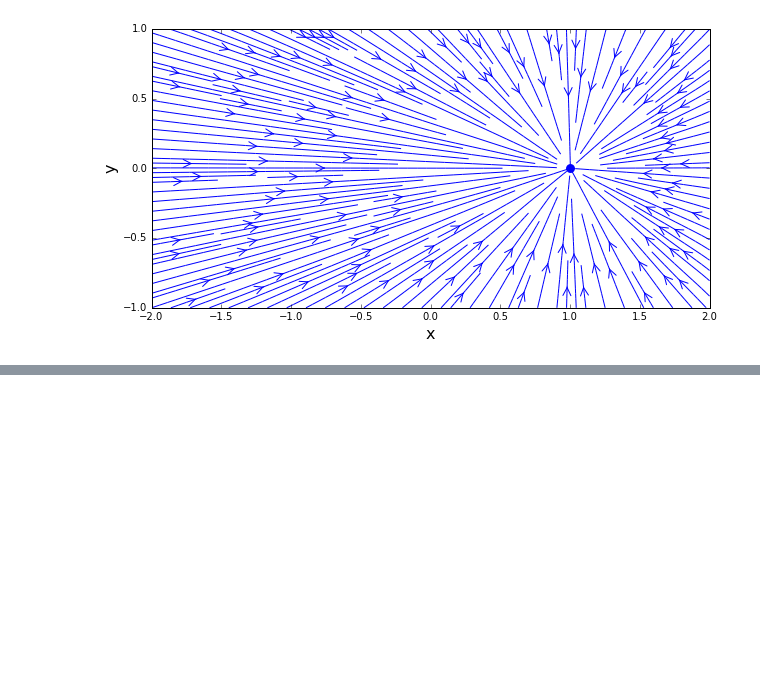
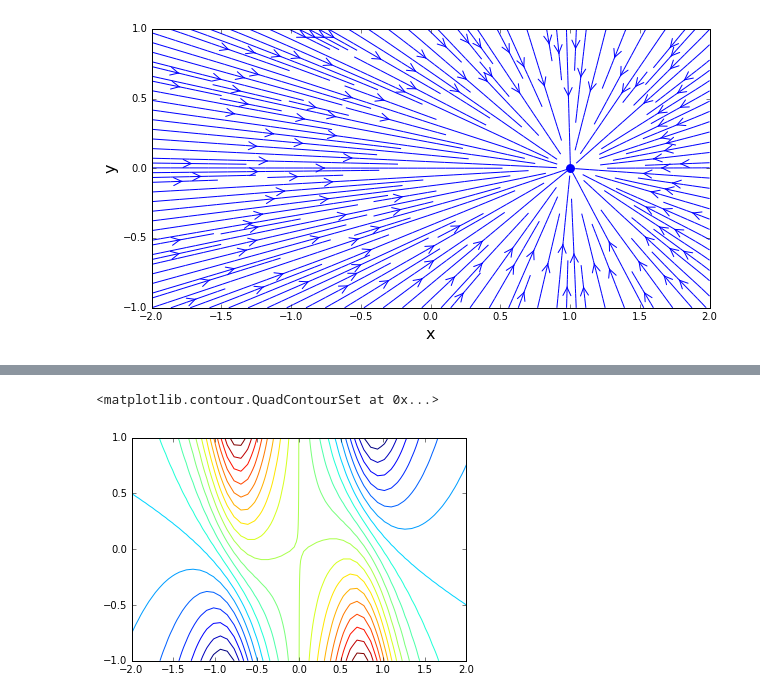
Before and after one commit to Dmphelps89/mae6226, a Jupyter notebook: lesson_01.ipynb, the cells around one changed output, grey strips where cells are left out. Cells and saved outputs as stored; diff of their text form; code cells hidden in the pictures; blank space fills up the shorter version.

```diff
--- a/lesson_01.ipynb
+++ b/lesson_01.ipynb
@@ -102,0 +100,7 @@ pyplot.scatter([x_source,x_sink],[y_source,y_sink], s=80,marker ='o',linewidth =
+# %%
+z = u_pair + v_pair
+
+pyplot.contour(X,Y,z,25)
+# %% [output]
+<matplotlib.contour.QuadContourSet at 0x...>
+[figure, added]
```
Also changed, not shown: parts of 2 cells of this notebook, 1 other file.
